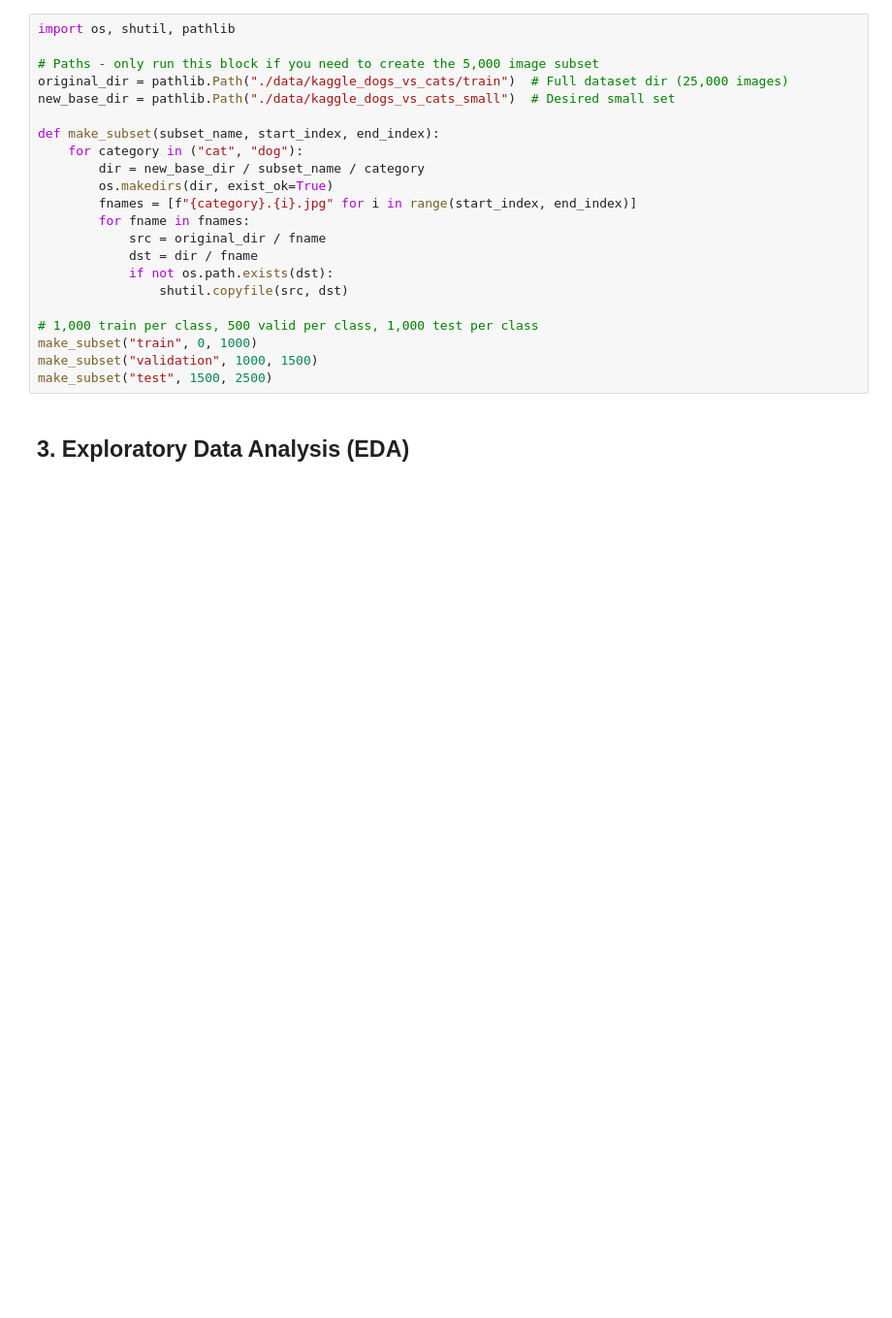
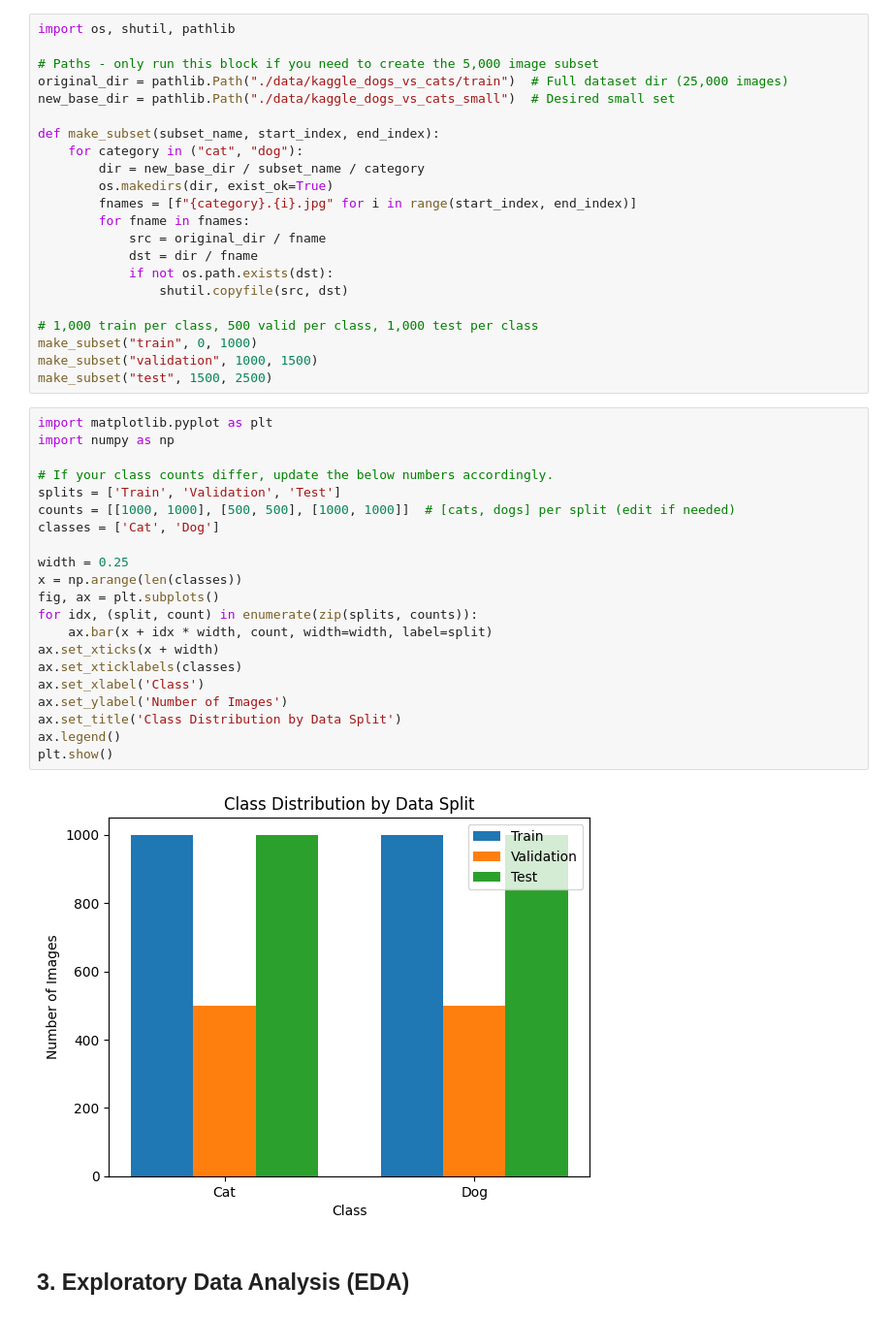
Before and after one commit to Yogesh-333/Practical-Lab-3-Foundations-of-Machine-Learning-Frameworks, a Jupyter notebook: lab3.ipynb, the cells around one changed output. Shown at 97% size. Cells and saved outputs as stored; diff of their text form; blank space fills up the shorter version.

```diff
--- a/lab3.ipynb
+++ b/lab3.ipynb
@@ -27,6 +27,29 @@ def make_subset(subset_name, start_index, end_index):
 make_subset("train", 0, 1000)
 make_subset("validation", 1000, 1500)
 make_subset("test", 1500, 2500)
+# %%
+import matplotlib.pyplot as plt
+import numpy as np
+
+# If your class counts differ, update the below numbers accordingly.
+splits = ['Train', 'Validation', 'Test']
+counts = [[1000, 1000], [500, 500], [1000, 1000]]  # [cats, dogs] per split (edit if needed)
+classes = ['Cat', 'Dog']
+
+width = 0.25
+x = np.arange(len(classes))
+fig, ax = plt.subplots()
+for idx, (split, count) in enumerate(zip(splits, counts)):
+    ax.bar(x + idx * width, count, width=width, label=split)
+ax.set_xticks(x + width)
+ax.set_xticklabels(classes)
+ax.set_xlabel('Class')
+ax.set_ylabel('Number of Images')
+ax.set_title('Class Distribution by Data Split')
+ax.legend()
+plt.show()
+# %% [output]
+[figure, added]
 # %% [markdown]
 ## 3. Exploratory Data Analysis (EDA)
 # %%
```
Also changed, not shown: parts of 15 cells of this notebook, 5 other files.
